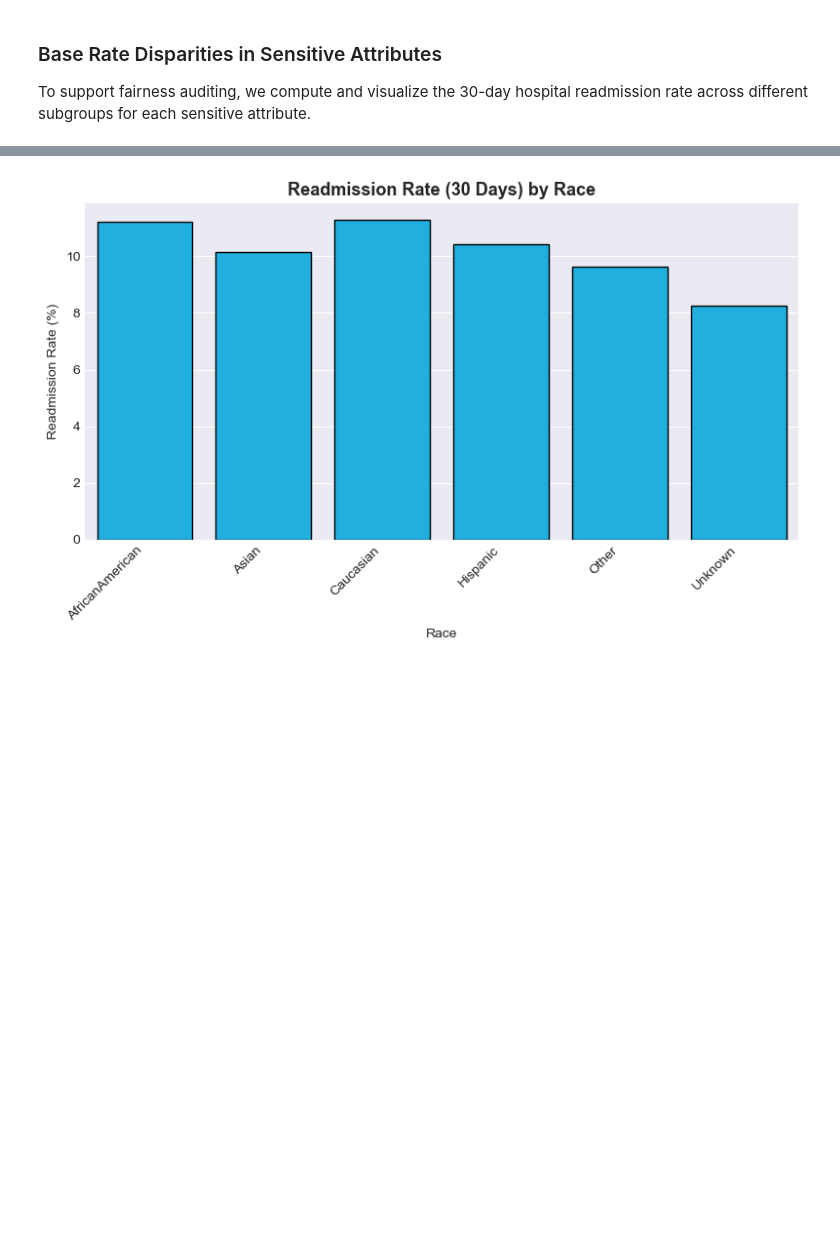
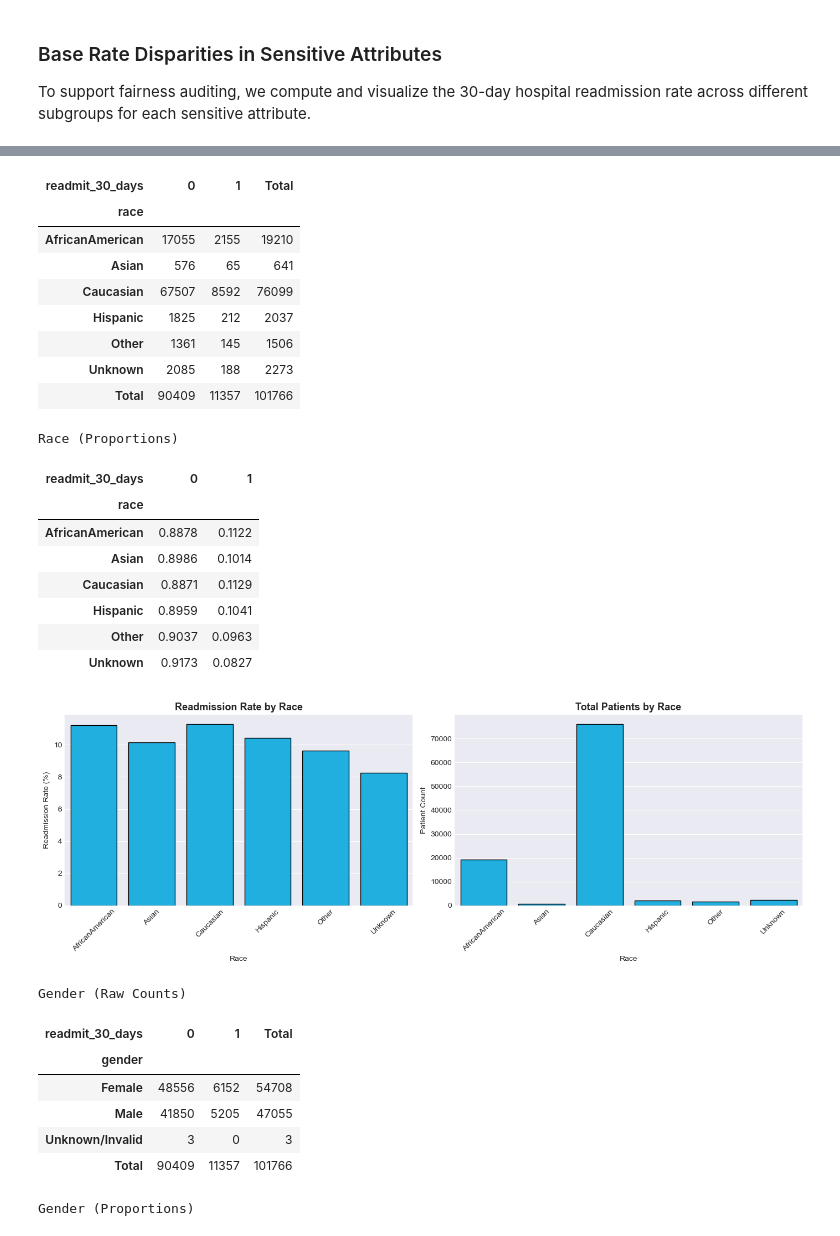
Before and after one commit to acintron-a/RAI_best-practices-6190, a Jupyter notebook: notebooks/eda.ipynb, the cells around one changed output, grey strips where cells are left out. Saved outputs shown, nothing was run; the diff lists cells and outputs as text; code cells hidden in the pictures; blank space fills up the shorter version.

```diff
--- a/notebooks/eda.ipynb
+++ b/notebooks/eda.ipynb
@@ -270,21 +275,51 @@ To support fairness auditing, we compute and visualize the 30-day hospital readm
 # %%
+from IPython.display import display, HTML
+
 sensitive_attributes = ['race', 'gender', 'age', 'medicare', 'medicaid']
 mycolors = ['deepskyblue','lightgrey','peachpuff','palegreen','lightpink']
 t = 0
 
 for attr in sensitive_attributes:
-    # Cross-tabulate and calculate readmission rate in percentage
-    # readmit_30_days is 1 if readmitted within 30 days, else 0
-    ct = pd.crosstab(df[attr], df['readmit_30_days'], normalize='index') * 100
+    # 1. Compute raw counts and normalized proportions
+    raw_ct = pd.crosstab(df[attr], df['readmit_30_days'], margins=True, margins_name='Total')
+    norm_ct = pd.crosstab(df[attr], df['readmit_30_days'], normalize='index')
 
-    plt.figure(figsize=(8, 5))
-    # We display ct[1] which corresponds to readmit_30_days == 1
-    sns.barplot(x=ct.index, y=ct[1], color=mycolors[t], edgecolor='black')
-    plt.title(f'Readmission Rate (30 Days) by {attr.capitalize()}', fontsize=13, fontweight='bold')
-    plt.xlabel(attr.capitalize())
-    plt.ylabel('Readmission Rate (%)')
-    plt.xticks(rotation=45, ha='right')
+    # 2. Display them side-by-side using HTML
+    html_content = f"""
+    <div style='display: flex; justify-content: space-around; align-items: center; margin-bottom: 20px;'>
+        <div>
+            <h3 style='text-align: center;'>{attr.capitalize()} (Raw Counts)</h3>
+            {raw_ct.to_html()}
+        </div>
+        <div>
+            <h3 style='text-align: center;'>{attr.capitalize()} (Proportions)</h3>
+            {norm_ct.round(4).to_html()}
+        </div>
+    </div>
+    """
+    display(HTML(html_content))
+
+    # 3. Bar plots (1x2 Subplots)
+    ct_percentage = norm_ct * 100
+    counts_to_plot = raw_ct['Total'].drop('Total', errors='ignore')
+
+    fig, axes = plt.subplots(1, 2, figsize=(14, 5))
+
+    # Subplot 1: Readmission Rate
+    sns.barplot(x=ct_percentage.index, y=ct_percentage[1], color=mycolors[t], edgecolor='black', ax=axes[0])
+    axes[0].set_title(f'Readmission Rate by {attr.capitalize()}', fontsize=13, fontweight='bold')
+    axes[0].set_xlabel(attr.capitalize())
+    axes[0].set_ylabel('Readmission Rate (%)')
+    axes[0].tick_params(axis='x', rotation=45)
+
+    # Subplot 2: Marginal Totals (Sample Size)
+    sns.barplot(x=counts_to_plot.index, y=counts_to_plot.values, color=mycolors[t], edgecolor='black', ax=axes[1])
+    axes[1].set_title(f'Total Patients by {attr.capitalize()}', fontsize=13, fontweight='bold')
+    axes[1].set_xlabel(attr.capitalize())
+    axes[1].set_ylabel('Patient Count')
+    axes[1].tick_params(axis='x', rotation=45)
+
     plt.tight_layout()
     plt.show()
-    t +=1
+    t += 1
 # %% [output]
@@ -291 +327,27 @@ for attr in sensitive_attributes:
+| readmit_30_days | 0 | 1 | Total |
+| race |  |  |  |
+| AfricanAmerican | 17055 | 2155 | 19210 |
+| Asian | 576 | 65 | 641 |
+| Caucasian | 67507 | 8592 | 76099 |
+| Hispanic | 1825 | 212 | 2037 |
+| Other | 1361 | 145 | 1506 |
+| Unknown | 2085 | 188 | 2273 |
+| Total | 90409 | 11357 | 101766 |
+Race (Proportions)
+| readmit_30_days | 0 | 1 |
+| race |  |  |
+| AfricanAmerican | 0.8878 | 0.1122 |
+| Asian | 0.8986 | 0.1014 |
+| Caucasian | 0.8871 | 0.1129 |
+| Hispanic | 0.8959 | 0.1041 |
+| Other | 0.9037 | 0.0963 |
+| Unknown | 0.9173 | 0.0827 |
-[figure, old version]
+[figure, new version]
+Gender (Raw Counts)
+| readmit_30_days | 0 | 1 | Total |
+| gender |  |  |  |
+| Female | 48556 | 6152 | 54708 |
+| Male | 41850 | 5205 | 47055 |
+| Unknown/Invalid | 3 | 0 | 3 |
+| Total | 90409 | 11357 | 101766 |
+Gender (Proportions)
```
Also changed, not shown: parts of 2 cells of this notebook.
